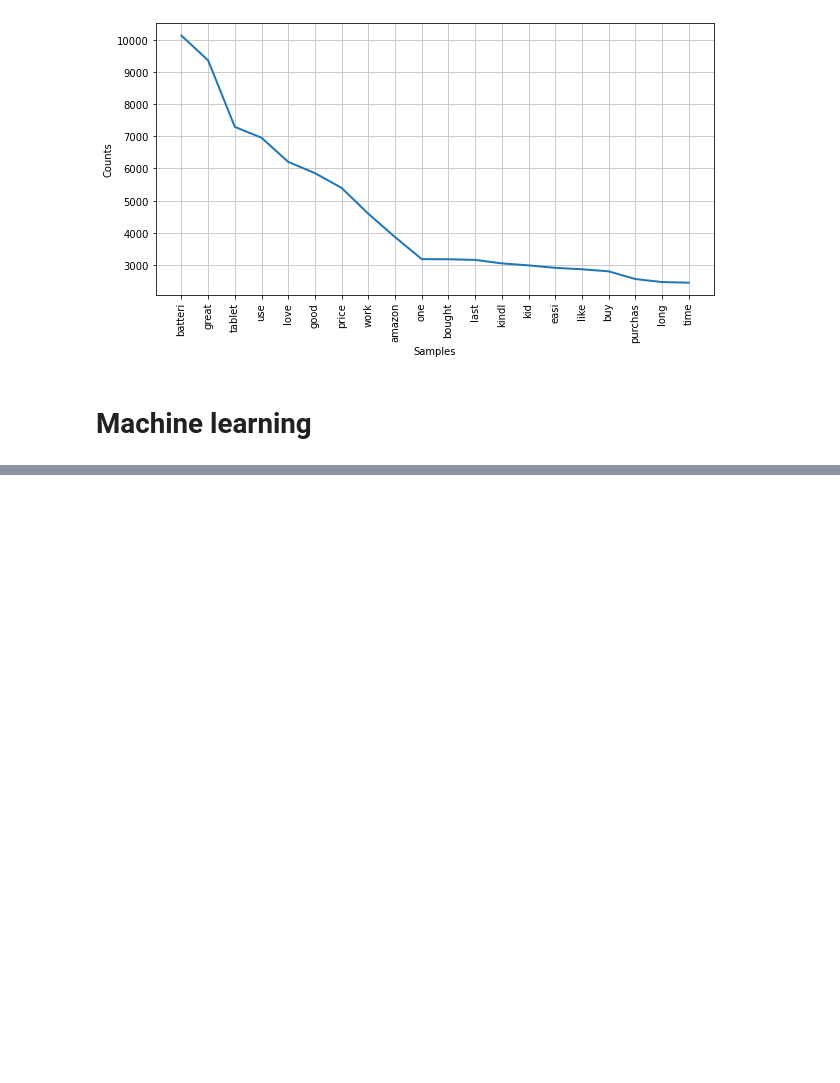
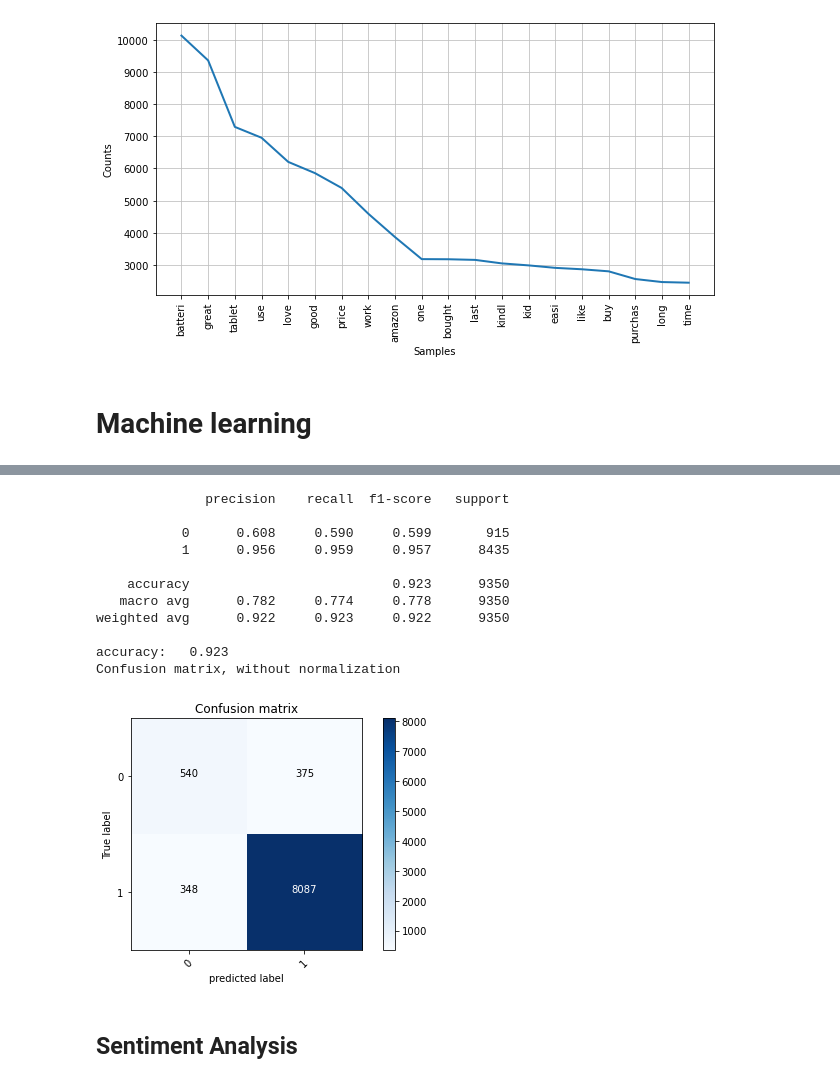
Before and after one commit to broepke/DATA110, a Jupyter notebook: Week 10/DATA110-Week10-broepke.ipynb, the cells around one changed output, grey strips where cells are left out. Cells and saved outputs as stored; diff of their text form; code cells hidden in the pictures; blank space fills up the shorter version.

```diff
--- a/Week 10/DATA110-Week10-broepke.ipynb
+++ b/Week 10/DATA110-Week10-broepke.ipynb
@@ -473,0 +501,4 @@ Confusion matrix, without normalization
+# %%
+clf = ComplementNB()
+pipeline = Pipeline([('prep',column_trans), ('clf', clf)])
+pipeline.fit(X_train, y_train)
@@ -474,3 +523,27 @@ Confusion matrix, without normalization
+# %%
+y_pred = pipeline.predict(X_test)
+score = metrics.accuracy_score(y_test, y_pred)
+
+print(metrics.classification_report(y_test, y_pred, digits=3))
+
+print("accuracy:   %0.3f" % score)
+cm = metrics.confusion_matrix(y_test, y_pred, labels=[0,1])
+plot_confusion_matrix(cm, classes=[0,1])
+# %% [output]
+              precision    recall  f1-score   support
+
+           0      0.608     0.590     0.599       915
+           1      0.956     0.959     0.957      8435
+
+    accuracy                          0.923      9350
+   macro avg      0.782     0.774     0.778      9350
+weighted avg      0.922     0.923     0.922      9350
+
+accuracy:   0.923
+Confusion matrix, without normalization
+[figure, added]
+# %% [markdown]
+## Sentiment Analysis
 # %%
 sid = SentimentIntensityAnalyzer()
 # %%
```
Also changed, not shown: parts of 13 cells of this notebook, 3 other files.
